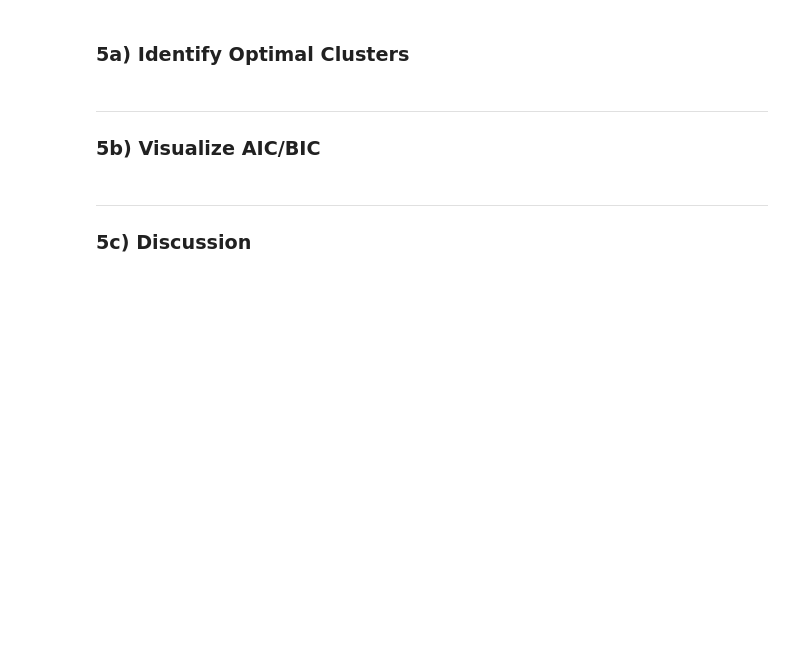
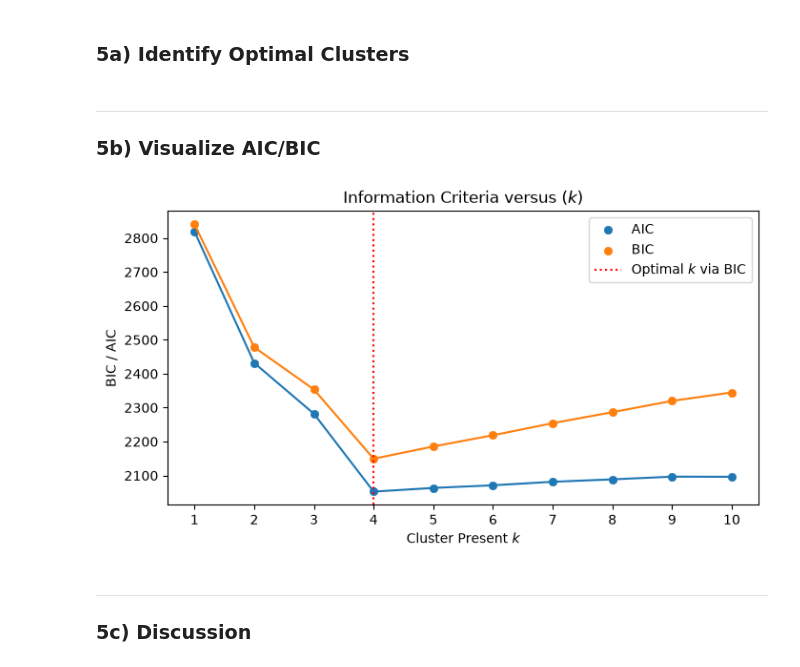
Before and after one commit to Jared-Wood135/DU-COMP4432-Machine-Learning, a Jupyter notebook: Assignments/5.ipynb, the cells around one changed output. Drawn from its saved outputs; the diff is of its cells as text; code cells hidden in the pictures; blank space fills up the shorter version.

```diff
--- a/Assignments/5.ipynb
+++ b/Assignments/5.ipynb
@@ -468,10 +468,38 @@ kmeans_scaled_optimized = KMeans(n_clusters=3, random_state=411).fit(df_scaled)
 </div>
 # %% [markdown]
 ### 5a) Identify Optimal Clusters
+# %%
+# Use AIC/BIC calculations to determine the optimum cluster amount
+bic_aic = np.empty((0, 3))
+for k in np.arange(start= 1, stop= 11, step= 1, dtype= int):
+    gm = GaussianMixture(n_components= k, random_state= 411).fit(df_scaled)
+    bic_aic = np.vstack([bic_aic, np.array([k,
+                                            gm.aic(df_scaled),
+                                            gm.bic(df_scaled)])])
+
+
+opt_bic = bic_aic[np.argmin(bic_aic[:, 2])][0]
 # %% [markdown]
 ---
 
 ### 5b) Visualize AIC/BIC
+# %%
+# Visualize 5a's results
+fig, ax = plt.subplots(1, 1, figsize= (8, 4))
+sns.scatterplot(x= bic_aic[:, 0], y= bic_aic[:, 1], label= 'AIC', edgecolor= None)
+sns.lineplot(x= bic_aic[:, 0], y= bic_aic[:, 1])
+sns.scatterplot(x= bic_aic[:, 0], y= bic_aic[:, 2], label= 'BIC', edgecolor= None)
+sns.lineplot(x= bic_aic[:, 0], y= bic_aic[:, 2])
+ax.axvline(x= opt_bic, c= 'red', linestyle= ':', label= 'Optimal $k$ via BIC')
+
+ax.set_xlabel('Cluster Present $k$')
+ax.set_ylabel('BIC / AIC')
+ax.set_title('Information Criteria versus $(k)$')
+ax.set_xticks(ticks= np.linspace(1, 10, 10, dtype= int))
+plt.legend()
+plt.show()
+# %% [output]
+[figure, added]
 # %% [markdown]
 ---
 
```
Also changed, not shown: parts of 3 cells of this notebook.
